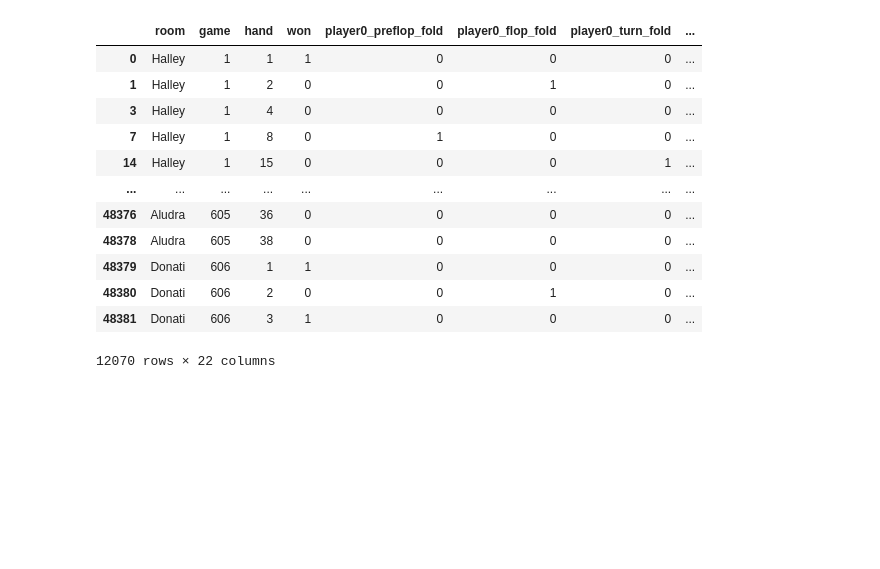
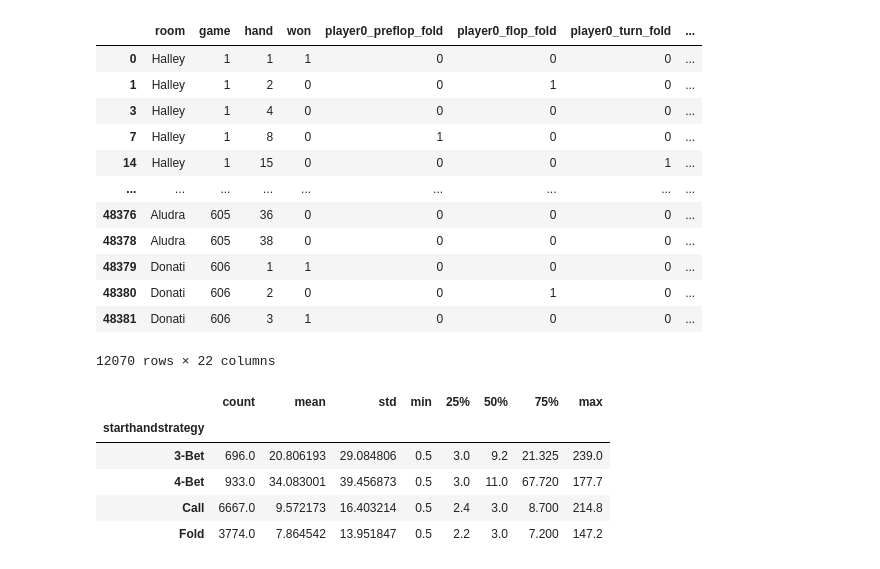
Before and after one commit to Mathieuhube/master_thesis, a Jupyter notebook: Code/Data-Analysis.ipynb, the cells around one changed output. Saved outputs shown, nothing was run; the diff lists cells and outputs as text; code cells hidden in the pictures; blank space fills up the shorter version.

```diff
--- a/Code/Data-Analysis.ipynb
+++ b/Code/Data-Analysis.ipynb
@@ -327,0 +313,9 @@ river_exciting_lost = strategy_df[(~strategy_df['river_hand'].isin(['High Card',
+# %%
+chart_unfiltered.groupby('starthandstrategy')['player0_bet'].describe()
+# %% [output]
+|  | count | mean | std | min | 25% | 50% | 75% | max |
+| starthandstrategy |  |  |  |  |  |  |  |  |
+| 3-Bet | 696.0 | 20.806193 | 29.084806 | 0.5 | 3.0 | 9.2 | 21.325 | 239.0 |
+| 4-Bet | 933.0 | 34.083001 | 39.456873 | 0.5 | 3.0 | 11.0 | 67.720 | 177.7 |
+| Call | 6667.0 | 9.572173 | 16.403214 | 0.5 | 2.4 | 3.0 | 8.700 | 214.8 |
+| Fold | 3774.0 | 7.864542 | 13.951847 | 0.5 | 2.2 | 3.0 | 7.200 | 147.2 |
```
Also changed, not shown: parts of 5 cells of this notebook, 5 other files.
